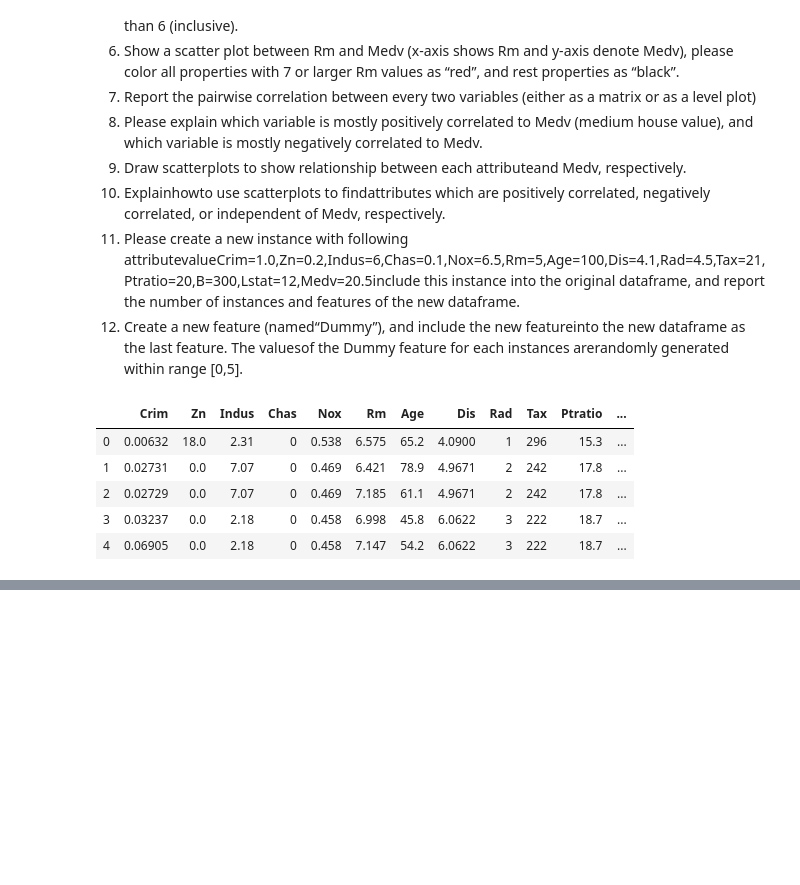
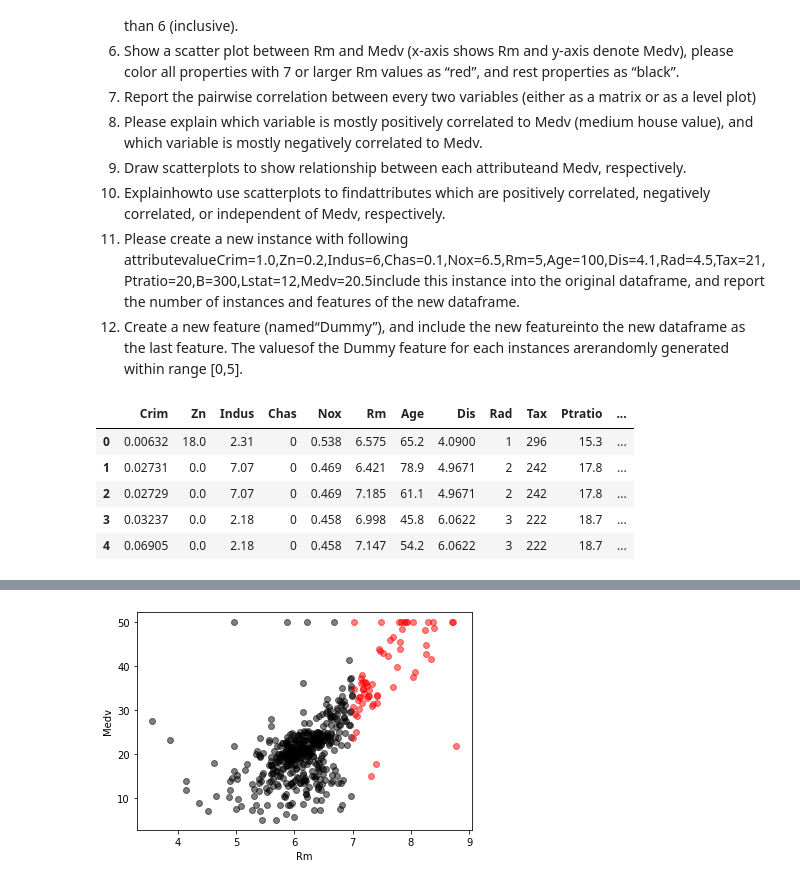
Before and after one commit to HsinTingHo/CAP6619-Deep-Learning, a Jupyter notebook: Assignment1/Assignment1.ipynb, the cells around one changed output, grey strips where cells are left out. Saved outputs shown, nothing was run; the diff lists cells and outputs as text; code cells hidden in the pictures; blank space fills up the shorter version.

Commit message:
export as html to show all screenshots

```diff
--- a/Assignment1/Assignment1.ipynb
+++ b/Assignment1/Assignment1.ipynb
@@ -132,5 +151,14 @@ IndexError: Item wrong length 1 instead of 506.
 # %%
 #6.Show a scatter plot between Rm and Medv (x-axis shows Rm and y-axis denote Medv),
 # please color all properties with 7 or larger Rm values as “red”, and rest properties as “black”.
+less_than_seven = data[data['Rm']<7]
+seven_and_more = data[data['Rm']>= 7]
+plt.scatter(less_than_seven['Rm'], less_than_seven['Medv'],c='black', alpha=0.5)
+plt.scatter(seven_and_more['Rm'], seven_and_more['Medv'],c='red', alpha=0.5)
+plt.xlabel('Rm')
+plt.ylabel('Medv')
+plt.show()
+# %% [output]
+[figure, added]
 # %%
 #7.Report the pairwise correlation between every two variables (either as a matrix or as a level plot)
```
Also changed, not shown: parts of 14 cells of this notebook, 2 other files.
